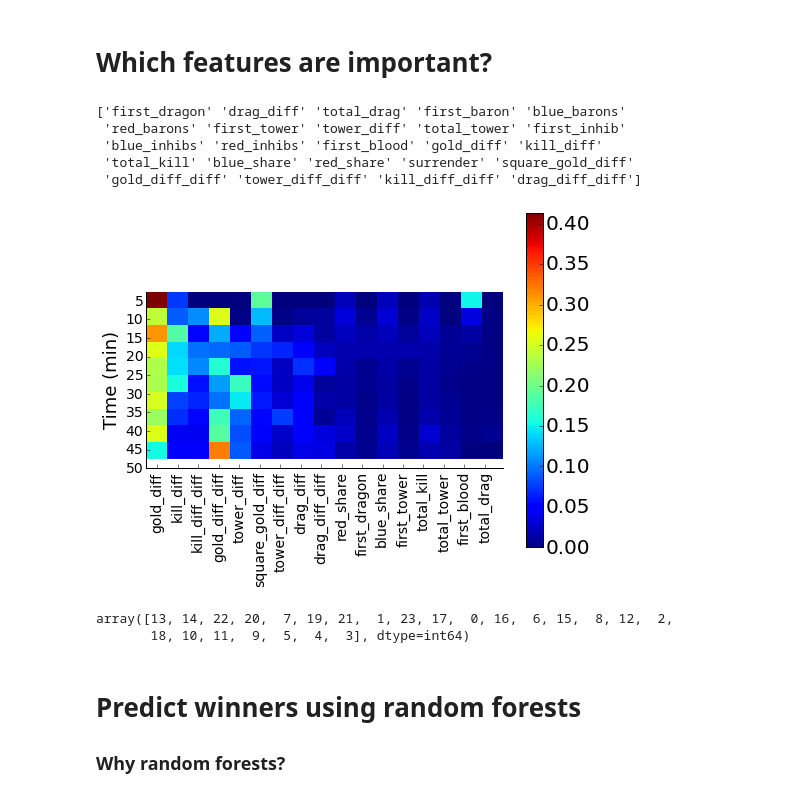
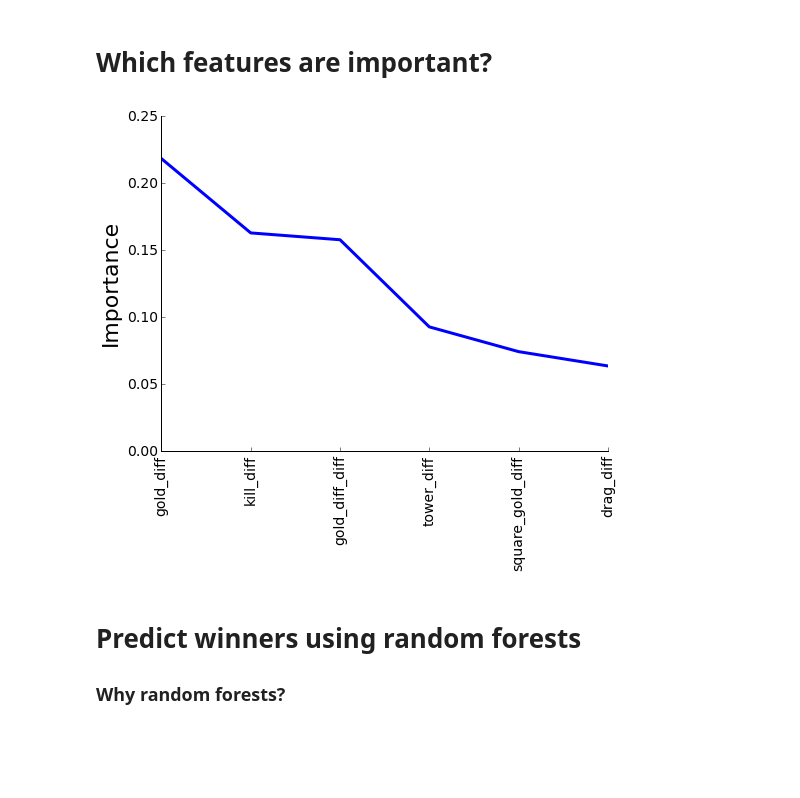
Before and after one commit to map222/lolML, a Jupyter notebook: notebooks/PuPPy - Predicting LoL with random forests.ipynb, the cells around one changed output. Saved outputs shown, nothing was run; the diff lists cells and outputs as text; code cells hidden in the pictures; blank space fills up the shorter version.

Commit message:
More work on PuPPy
Refined the importances graph to be more obvious.

```diff
--- a/notebooks/PuPPy - Predicting LoL with random forests.ipynb
+++ b/notebooks/PuPPy - Predicting LoL with random forests.ipynb
@@ -51,5 +67,8 @@ import matplotlib as mpl
 mpl.rc('font', size=22)
 mpl.rc('lines', linewidth=3)
 mpl.rc('figure',figsize=[8, 6])
+mpl.rc('xtick', labelsize='large')
+mpl.rcParams.update({'xtick.labelsize':34})
+mpl.rcParams.update({'xtick.major.size':6})
 # %% [markdown]
 # Use Riot's API to download JSON Data
@@ -109,5 +123,6 @@ na_timelines_df[4][['gold_diff', 'kill_diff', 'tower_diff', 'drag_diff', 'winner
 # %% [markdown]
 ## Create a dataframe every 5 minutes
 # %%
-list(zip(time_indices, np.array([x.shape[0] for x in na_timelines_df])))
+for x in list(zip(time_indices, np.array([x.shape[0] for x in na_timelines_df]))):
+    print('Number of games at {0} min: {1}'.format(x[0], x[1]))
 # %% [output]
@@ -138,19 +153,6 @@ pd.tools.plotting.scatter_matrix(na_timelines_df[4][['gold_diff', 'kill_diff', '
 [figure]
 # %% [markdown]
 # Which features are important?
-# %%
-col_names = na_timelines_df[0].columns
-train_col = np.array([x for x in col_names if x not in
-             ['winner', 'game_length', 'blue_0', 'blue_1', 'blue_2', 'blue_3', 'blue_4',
-              'red_0', 'red_1', 'red_2', 'red_3', 'red_4', 'matchId', 'utctimestamp'] ])
-num_features = np.size(train_col)
-print(train_col, )
-# %% [output]
-['first_dragon' 'drag_diff' 'total_drag' 'first_baron' 'blue_barons'
- 'red_barons' 'first_tower' 'tower_diff' 'total_tower' 'first_inhib'
- 'blue_inhibs' 'red_inhibs' 'first_blood' 'gold_diff' 'kill_diff'
- 'total_kill' 'blue_share' 'red_share' 'surrender' 'square_gold_diff'
- 'gold_diff_diff' 'tower_diff_diff' 'kill_diff_diff' 'drag_diff_diff']
 # %%
 feature_importances  = np.zeros([len(na_timelines_df), np.size(train_col)])
 for i, cur_df in enumerate(na_timelines_df):
@@ -158,23 +160,15 @@ for i, cur_df in enumerate(na_timelines_df):
 
     feature_importances[i] = rfc.feature_importances_
 # %%
-indices_20 = np.argsort(feature_importances[3])[::-1]
-plt.imshow(feature_importances[:,indices_20[:-7]], interpolation = 'none',
-           extent = [0, num_features*4, 47.5, 2.5])
-plt.ylabel('Time (min)', fontsize = 18)
-plt.xticks(np.arange(0, (num_features-7)*5.5, 5.5)+3, indices_20[:-7])
-x_tick_labels = [str(x) for x in train_col[indices_20[:-7]]]
+indices_at_20 = np.argsort(feature_importances[3])[::-1]
+plt.plot(feature_importances[3,indices_at_20[:6]])
+plt.ylabel('Importance')
+x_tick_labels = [str(x) for x in train_col[indices_at_20]]
 plt.gca().set_xticklabels(x_tick_labels, rotation = 90)
+plt.ylim([0, 0.25])
 lol_plt.prettify_axes(plt.gca())
-plt.gca().yaxis.set_ticks(time_indices);
-plt.colorbar();
 # %% [output]
-[figure, old version]
+[figure, new version]
-# %%
-indices_20
-# %% [output]
-array([13, 14, 22, 20,  7, 19, 21,  1, 23, 17,  0, 16,  6, 15,  8, 12,  2,
-       18, 10, 11,  9,  5,  4,  3], dtype=int64)
 # %% [markdown]
 # Predict winners using random forests
 
```
Also changed, not shown: parts of 12 cells of this notebook.
